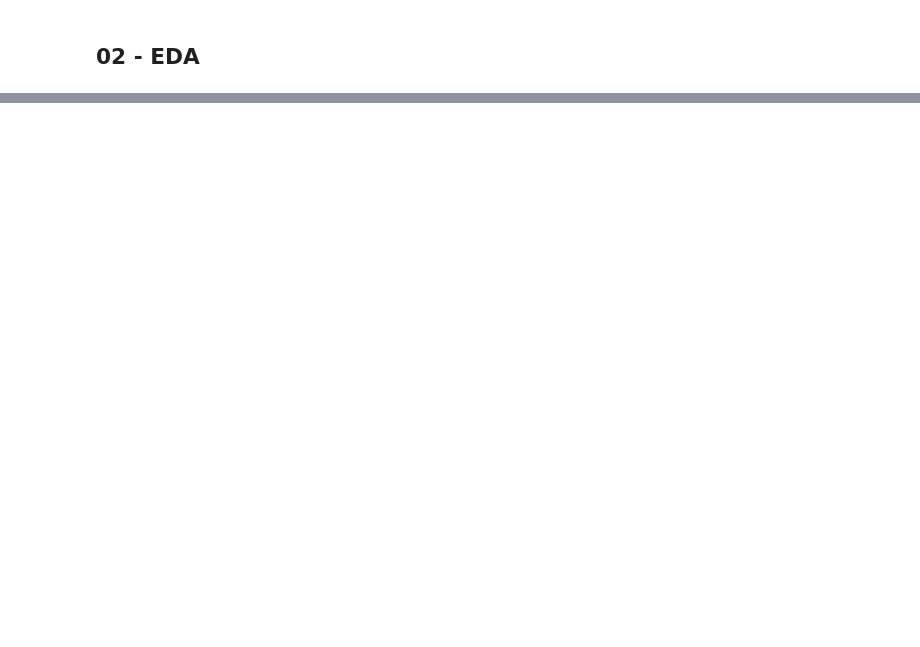
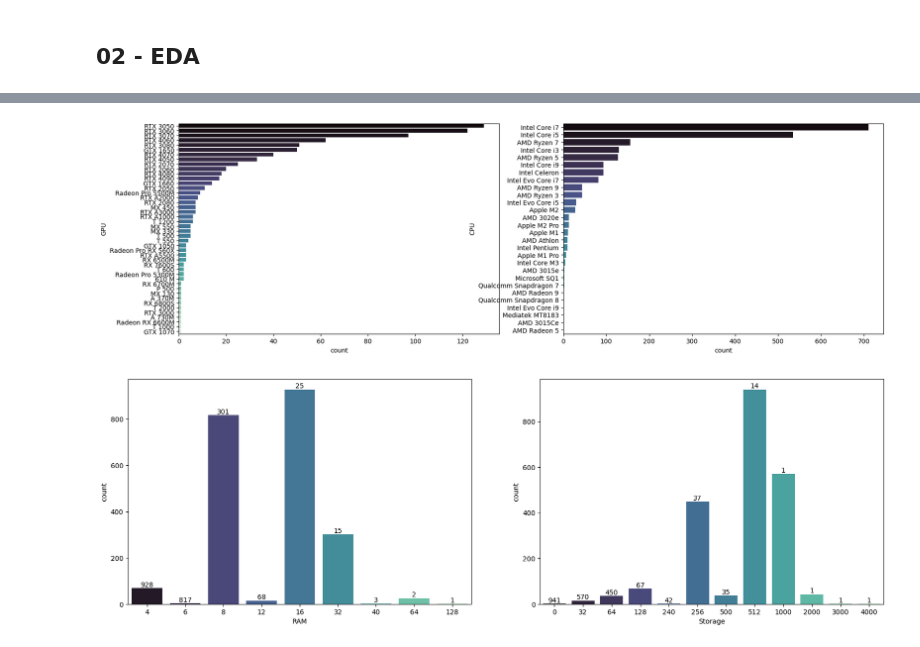
Before and after one commit to ediashta/Laptop-Price-Prediction, a Jupyter notebook: h8dsft_P1M2_Ediashta.ipynb, the cells around one changed output, grey strips where cells are left out. Drawn from its saved outputs; the diff is of its cells as text; code cells hidden in the pictures; blank space fills up the shorter version.

```diff
--- a/h8dsft_P1M2_Ediashta.ipynb
+++ b/h8dsft_P1M2_Ediashta.ipynb
@@ -28,0 +79,23 @@ data.head()
+# %%
+#check laptop specs
+plt.figure(figsize=(20,6))
+
+plt.subplot(1,2,1)
+sns.countplot(data=data, y="GPU", order = data["GPU"].value_counts().index, palette="mako")
+
+plt.subplot(1,2,2)
+sns.countplot(data=data, y="CPU", order = data["CPU"].value_counts().index, palette="mako")
+
+plt.figure(figsize=(20,6))
+plt.subplot(1,2,1)
+ax1 = sns.countplot(data=data, x="RAM", palette="mako")
+ax1.bar_label(container=ax1.containers[0], labels=data["RAM"].value_counts().values)
+
+plt.subplot(1,2,2)
+ax2 = sns.countplot(data=data, x="Storage", palette="mako")
+ax2.bar_label(container=ax2.containers[0], labels=data["Storage"].value_counts().values)
+
+plt.show()
+# %% [output]
+[figure, added]
+[figure, added]
```
Also changed, not shown: parts of 14 cells of this notebook.
